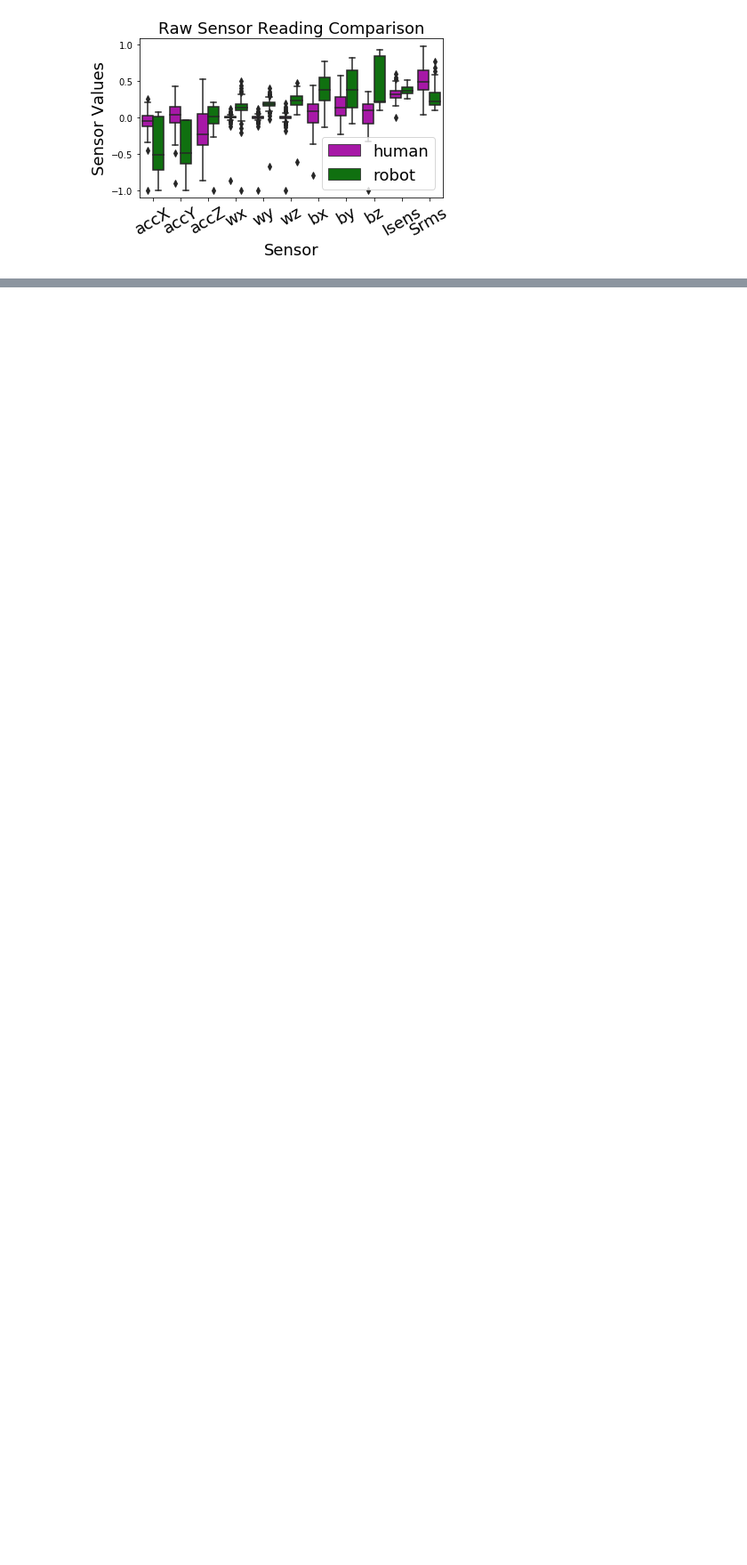
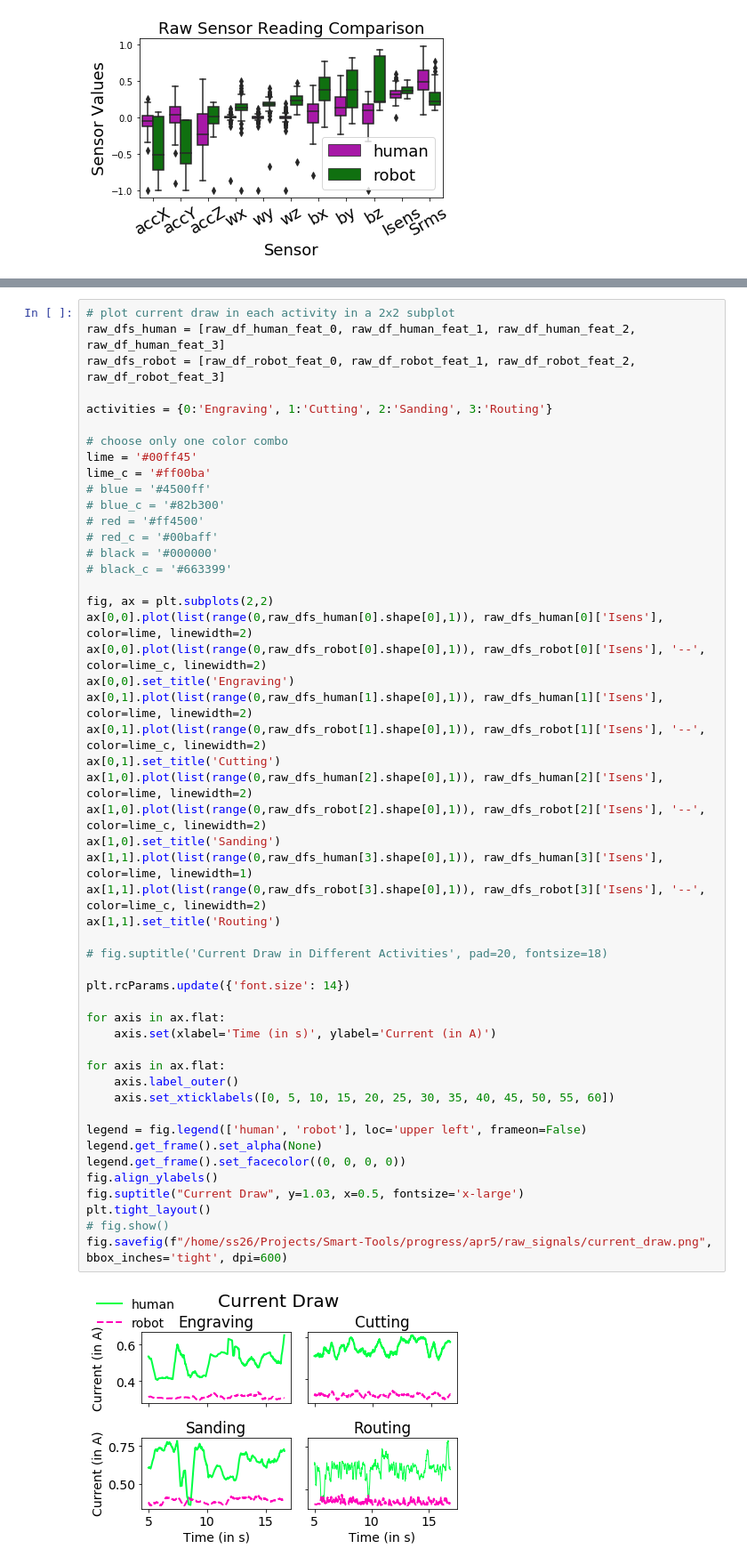
Before and after one commit to ss26/Smart-Tools, a Jupyter notebook: notebooks/plots.ipynb, the cells around one changed output, grey strips where cells are left out. Shown: that part at 89% size. Drawn from its saved outputs; the diff is of its cells as text; blank space fills up the shorter version.

```diff
--- a/notebooks/plots.ipynb
+++ b/notebooks/plots.ipynb
@@ -573,4 +585,56 @@ activities = {0:'Engraving', 1:'Cutting', 2:'Sanding', 3:'Routing'}
 #     # plt.tight_layout()
 #     fig.show()
 #     # fig.savefig(f"/home/ss26/Projects/Smart-Tools/progress/apr5/raw_signals/acc_{activities[i]}.png", dpi=600)
+# %%
+# plot current draw in each activity in a 2x2 subplot
+raw_dfs_human = [raw_df_human_feat_0, raw_df_human_feat_1, raw_df_human_feat_2, raw_df_human_feat_3]
+raw_dfs_robot = [raw_df_robot_feat_0, raw_df_robot_feat_1, raw_df_robot_feat_2, raw_df_robot_feat_3]
+
+activities = {0:'Engraving', 1:'Cutting', 2:'Sanding', 3:'Routing'}
+
+# choose only one color combo
+lime = '#00ff45'
+lime_c = '#ff00ba'
+# blue = '#4500ff'
+# blue_c = '#82b300'
+# red = '#ff4500'
+# red_c = '#00baff'
+# black = '#000000'
+# black_c = '#663399'
+
+fig, ax = plt.subplots(2,2)
+ax[0,0].plot(list(range(0,raw_dfs_human[0].shape[0],1)), raw_dfs_human[0]['Isens'], color=lime, linewidth=2)
+ax[0,0].plot(list(range(0,raw_dfs_robot[0].shape[0],1)), raw_dfs_robot[0]['Isens'], '--', color=lime_c, linewidth=2)
+ax[0,0].set_title('Engraving')
+ax[0,1].plot(list(range(0,raw_dfs_human[1].shape[0],1)), raw_dfs_human[1]['Isens'], color=lime, linewidth=2)
+ax[0,1].plot(list(range(0,raw_dfs_robot[1].shape[0],1)), raw_dfs_robot[1]['Isens'], '--', color=lime_c, linewidth=2)
+ax[0,1].set_title('Cutting')
+ax[1,0].plot(list(range(0,raw_dfs_human[2].shape[0],1)), raw_dfs_human[2]['Isens'], color=lime, linewidth=2)
+ax[1,0].plot(list(range(0,raw_dfs_robot[2].shape[0],1)), raw_dfs_robot[2]['Isens'], '--', color=lime_c, linewidth=2)
+ax[1,0].set_title('Sanding')
+ax[1,1].plot(list(range(0,raw_dfs_human[3].shape[0],1)), raw_dfs_human[3]['Isens'], color=lime, linewidth=1)
+ax[1,1].plot(list(range(0,raw_dfs_robot[3].shape[0],1)), raw_dfs_robot[3]['Isens'], '--', color=lime_c, linewidth=2)
+ax[1,1].set_title('Routing')
+
+# fig.suptitle('Current Draw in Different Activities', pad=20, fontsize=18)
+
+plt.rcParams.update({'font.size': 14})
+
+for axis in ax.flat:
+    axis.set(xlabel='Time (in s)', ylabel='Current (in A)')
+
+for axis in ax.flat:
+    axis.label_outer()
+    axis.set_xticklabels([0, 5, 10, 15, 20, 25, 30, 35, 40, 45, 50, 55, 60])
+
+legend = fig.legend(['human', 'robot'], loc='upper left', frameon=False)
+legend.get_frame().set_alpha(None)
+legend.get_frame().set_facecolor((0, 0, 0, 0))
+fig.align_ylabels()
+fig.suptitle("Current Draw", y=1.03, x=0.5, fontsize='x-large')
+plt.tight_layout()
+# fig.show()
+fig.savefig(f"/home/ss26/Projects/Smart-Tools/progress/apr5/raw_signals/current_draw.png", bbox_inches='tight', dpi=600)
+# %% [output]
+[figure, added]
 # %%
```
Also changed, not shown: parts of 14 cells of this notebook, 1 other file.
